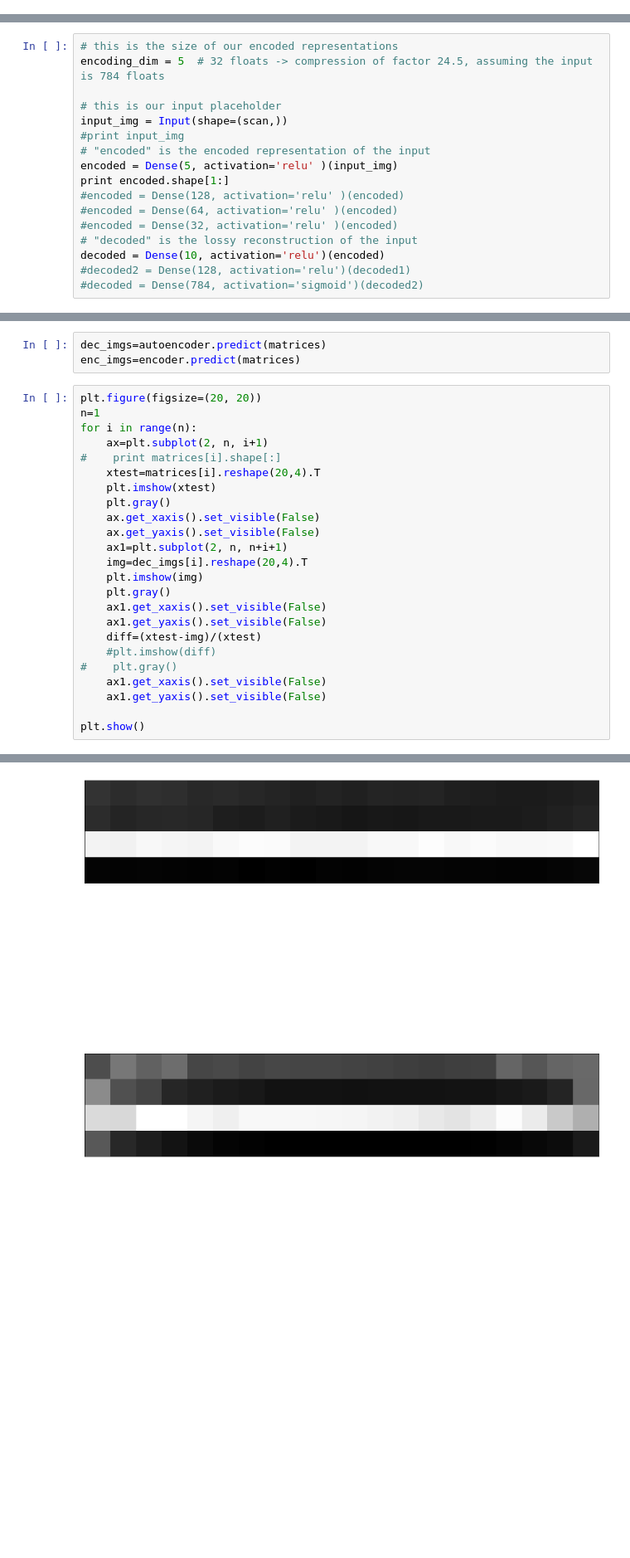
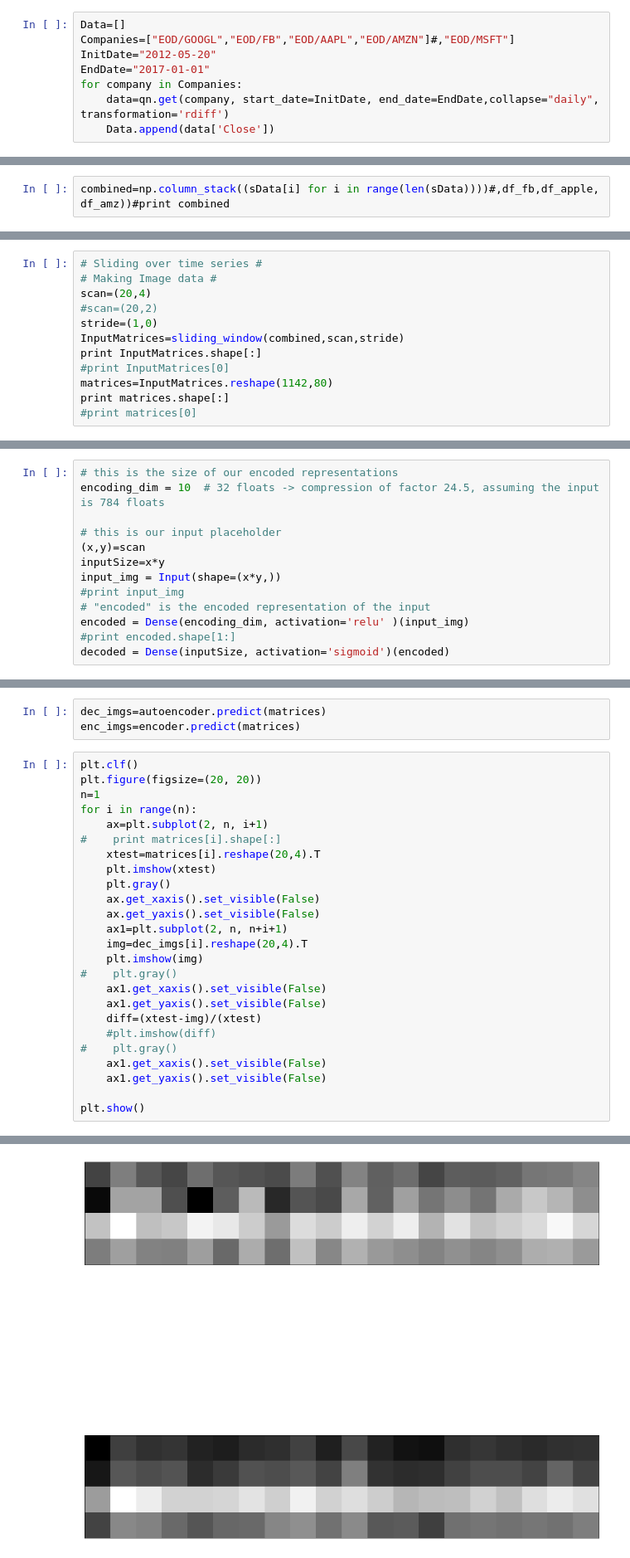
Before and after one commit to mezzatab/Algoritmic-Pattern-Recognition, a Jupyter notebook: AutoEnc_MLP.ipynb, the cells around one changed output, grey strips where cells are left out. Shown: that part at 83% size. Drawn from its saved outputs; the diff is of its cells as text; blank space fills up the shorter version.

Commit message:
We used one single hidden layer for Autoencoders of matrices of stock data 4*20. The encided dimention is 10. It acts like denoising stock data.

```diff
--- a/AutoEnc_MLP.ipynb
+++ b/AutoEnc_MLP.ipynb
@@ -40,0 +20,8 @@ print len(df_amz)
+# %%
+Data=[]
+Companies=["EOD/GOOGL","EOD/FB","EOD/AAPL","EOD/AMZN"]#,"EOD/MSFT"]
+InitDate="2012-05-20"
+EndDate="2017-01-01"
+for company in Companies:
+    data=qn.get(company, start_date=InitDate, end_date=EndDate,collapse="daily", transformation='rdiff')
+    Data.append(data['Close'])
@@ -81,0 +76,2 @@ Google=sliding_window(df_google['Close'],(scan),(1))
+# %%
+combined=np.column_stack((sData[i] for i in range(len(sData))))#,df_fb,df_apple, df_amz))#print combined
@@ -81,0 +83,12 @@ Google=sliding_window(df_google['Close'],(scan),(1))
+# %%
+# Sliding over time series #
+# Making Image data #
+scan=(20,4)
+#scan=(20,2)
+stride=(1,0)
+InputMatrices=sliding_window(combined,scan,stride)
+print InputMatrices.shape[:]
+#print InputMatrices[0]
+matrices=InputMatrices.reshape(1142,80)
+print matrices.shape[:]
+#print matrices[0]
@@ -82,20 +98,16 @@ Google=sliding_window(df_google['Close'],(scan),(1))
 # %%
 # this is the size of our encoded representations
-encoding_dim = 5  # 32 floats -> compression of factor 24.5, assuming the input is 784 floats
+encoding_dim = 10  # 32 floats -> compression of factor 24.5, assuming the input is 784 floats
 
 # this is our input placeholder
-input_img = Input(shape=(scan,))
+(x,y)=scan
+inputSize=x*y
+input_img = Input(shape=(x*y,))
 #print input_img
 # "encoded" is the encoded representation of the input
-encoded = Dense(5, activation='relu' )(input_img)
-print encoded.shape[1:]
-#encoded = Dense(128, activation='relu' )(encoded)
-#encoded = Dense(64, activation='relu' )(encoded)
-#encoded = Dense(32, activation='relu' )(encoded)
-# "decoded" is the lossy reconstruction of the input
-decoded = Dense(10, activation='relu')(encoded)
-#decoded2 = Dense(128, activation='relu')(decoded1)
-#decoded = Dense(784, activation='sigmoid')(decoded2)
+encoded = Dense(encoding_dim, activation='relu' )(input_img)
+#print encoded.shape[1:]
+decoded = Dense(inputSize, activation='sigmoid')(encoded)
 # %%
 ## Start compiling CNN autoencoders
 autoencoder = Model(input_img, decoded)
@@ -132,6 +144,7 @@ Epoch 200/200
 dec_imgs=autoencoder.predict(matrices)
 enc_imgs=encoder.predict(matrices)
 # %%
+plt.clf()
 plt.figure(figsize=(20, 20))
 n=1
 for i in range(n):
@@ -145,7 +158,7 @@ for i in range(n):
     ax1=plt.subplot(2, n, n+i+1)
     img=dec_imgs[i].reshape(20,4).T
     plt.imshow(img)
-    plt.gray()
+#    plt.gray()
     ax1.get_xaxis().set_visible(False)
     ax1.get_yaxis().set_visible(False)
     diff=(xtest-img)/(xtest)
@@ -159,2 +173,2 @@ plt.show()
-[figure, old version]
+[figure, new version]
 # %%
```
Also changed, not shown: parts of 15 cells of this notebook.
